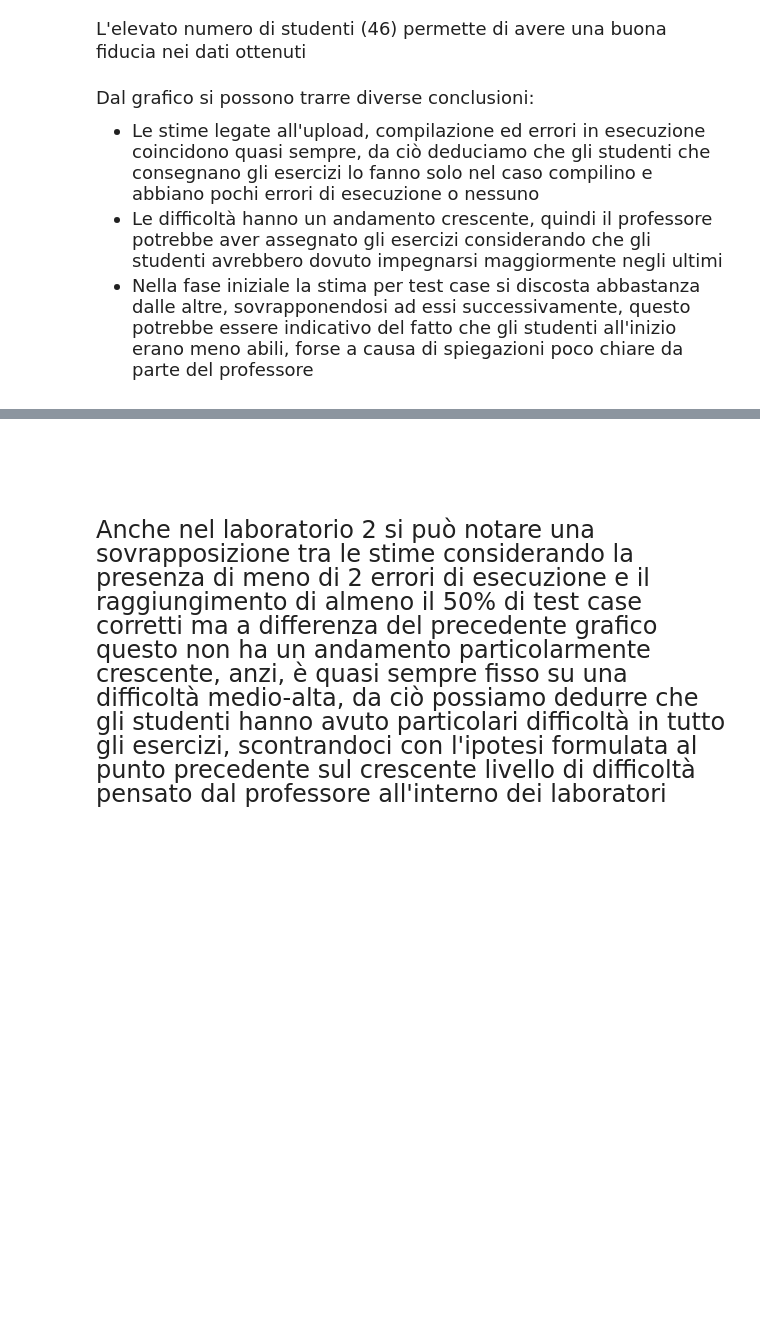
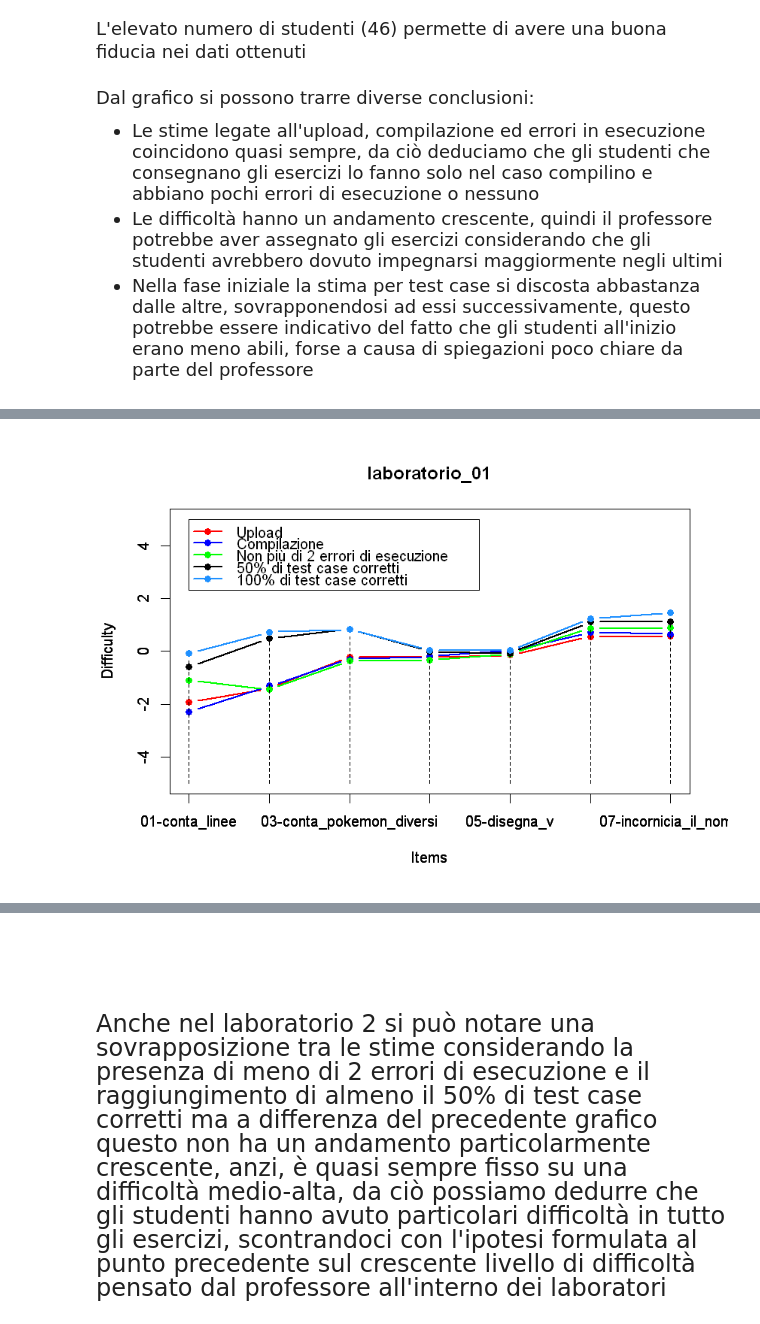
Before and after one commit to MarcoCordoni95/TesiTriennale-ItemResponseTheory, a Jupyter notebook: IRT.ipynb, the cells around one changed output, grey strips where cells are left out. Saved outputs shown, nothing was run; the diff lists cells and outputs as text; code cells hidden in the pictures; blank space fills up the shorter version.

```diff
--- a/IRT.ipynb
+++ b/IRT.ipynb
@@ -410,3 +414,16 @@ diffTestCase <- estimateDifficultiesDichotOneDiscrim(bootstrapping(evalWithTestC
+# %%
+plotDifficultiesDichot(evalWithUpload, diffUpload, color = "red", name = session)
+par(new = TRUE)
+plotDifficultiesDichot(evalWithCompiles, diffCompiles, color = "blue", name = "")
+par(new = TRUE)
+plotDifficultiesDichot(evalWithErrors, diffErrors, color = "green", name = "")
+par(new = TRUE)
+plotDifficultiesDichot(evalWithTestCase50, diffTestCase50, color = "black", name = "")
+par(new = TRUE)
+plotDifficultiesDichot(evalWithTestCase100, diffTestCase100, color = "dodgerblue", name = "")
+legend(1, 10, legend=c("Upload", "Compilazione", "Non più di 2 errori di esecuzione", "50% di test case corretti", "100% di test case corretti"), col=c("red", "blue", "green", "black", "dodgerblue"), lty=1, cex=1, lwd=2, pch=16)
+# %% [output]
+[figure, added]
 # %%
 plotDifficultiesDichot(evalWithUpload, diffUpload, color = "red", name = session)
 par(new = TRUE)
```
Also changed, not shown: parts of 13 cells of this notebook.
